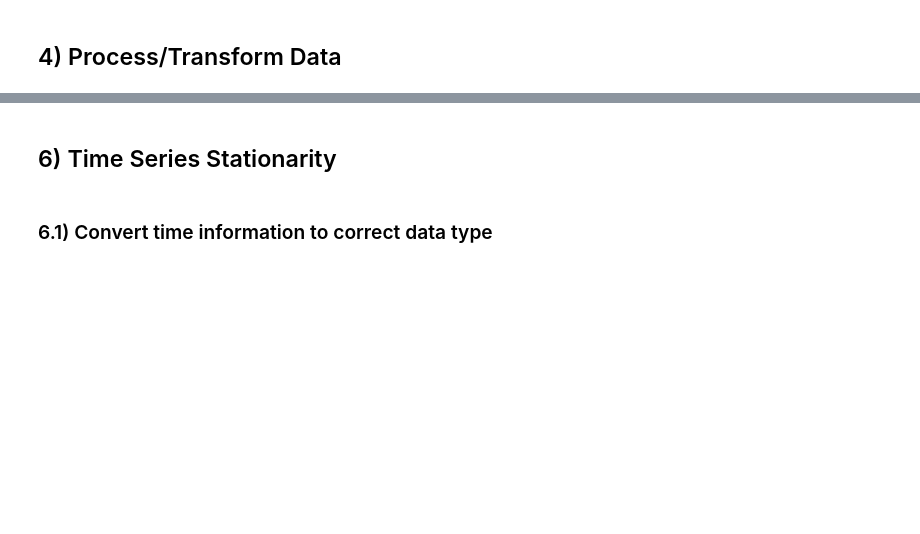
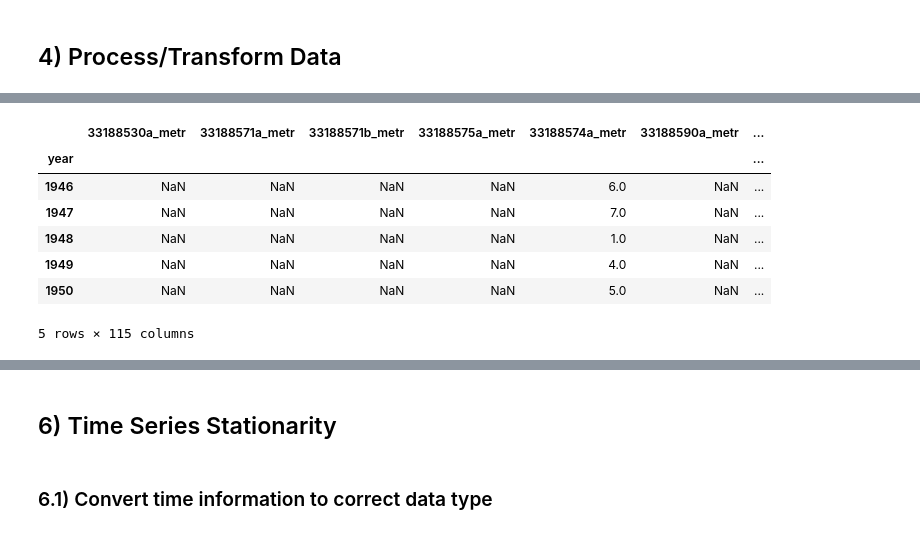
Before and after one commit to B-Lab-Switzerland/sipi-data-analysis, a Jupyter notebook: MONET_Analysis/notebooks/monet_data_scraper.ipynb, the cells around one changed output, grey strips where cells are left out. Saved outputs shown, nothing was run; the diff lists cells and outputs as text; code cells hidden in the pictures; blank space fills up the shorter version.

```diff
--- a/MONET_Analysis/notebooks/monet_data_scraper.ipynb
+++ b/MONET_Analysis/notebooks/monet_data_scraper.ipynb
@@ -67,0 +147,12 @@ final_output = pipeline.run()
+# %%
+monet_clean = pipeline.stages[3].output
+monet_clean.head()
+# %% [output]
+|  | 33188530a_metr | 33188571a_metr | 33188571b_metr | 33188575a_metr | 33188574a_metr | 33188590a_metr | ... |
+| year |  |  |  |  |  |  | ... |
+| 1946 | NaN | NaN | NaN | NaN | 6.0 | NaN | ... |
+| 1947 | NaN | NaN | NaN | NaN | 7.0 | NaN | ... |
+| 1948 | NaN | NaN | NaN | NaN | 1.0 | NaN | ... |
+| 1949 | NaN | NaN | NaN | NaN | 4.0 | NaN | ... |
+| 1950 | NaN | NaN | NaN | NaN | 5.0 | NaN | ... |
+5 rows × 115 columns
```
Also changed, not shown: parts of 16 cells of this notebook.
